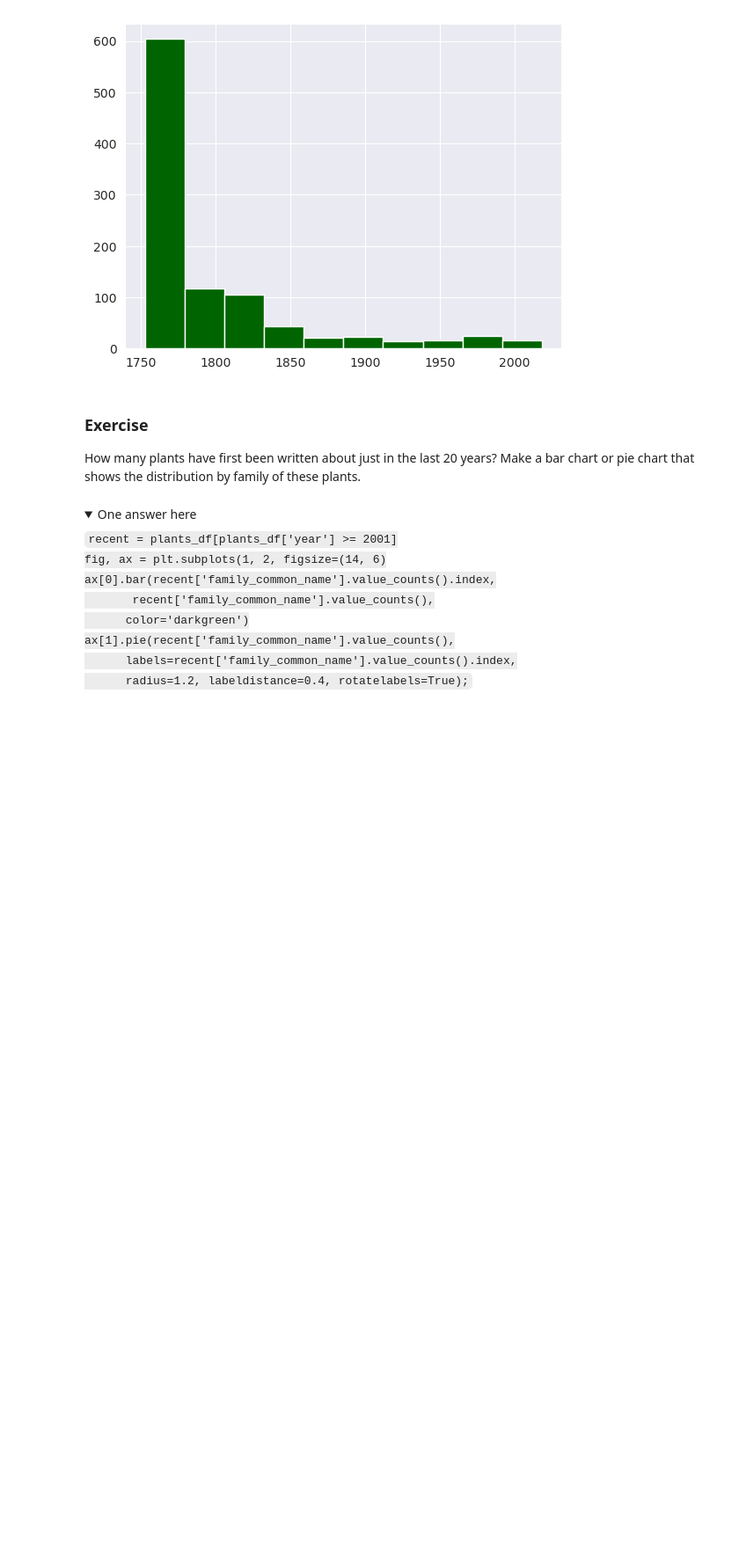
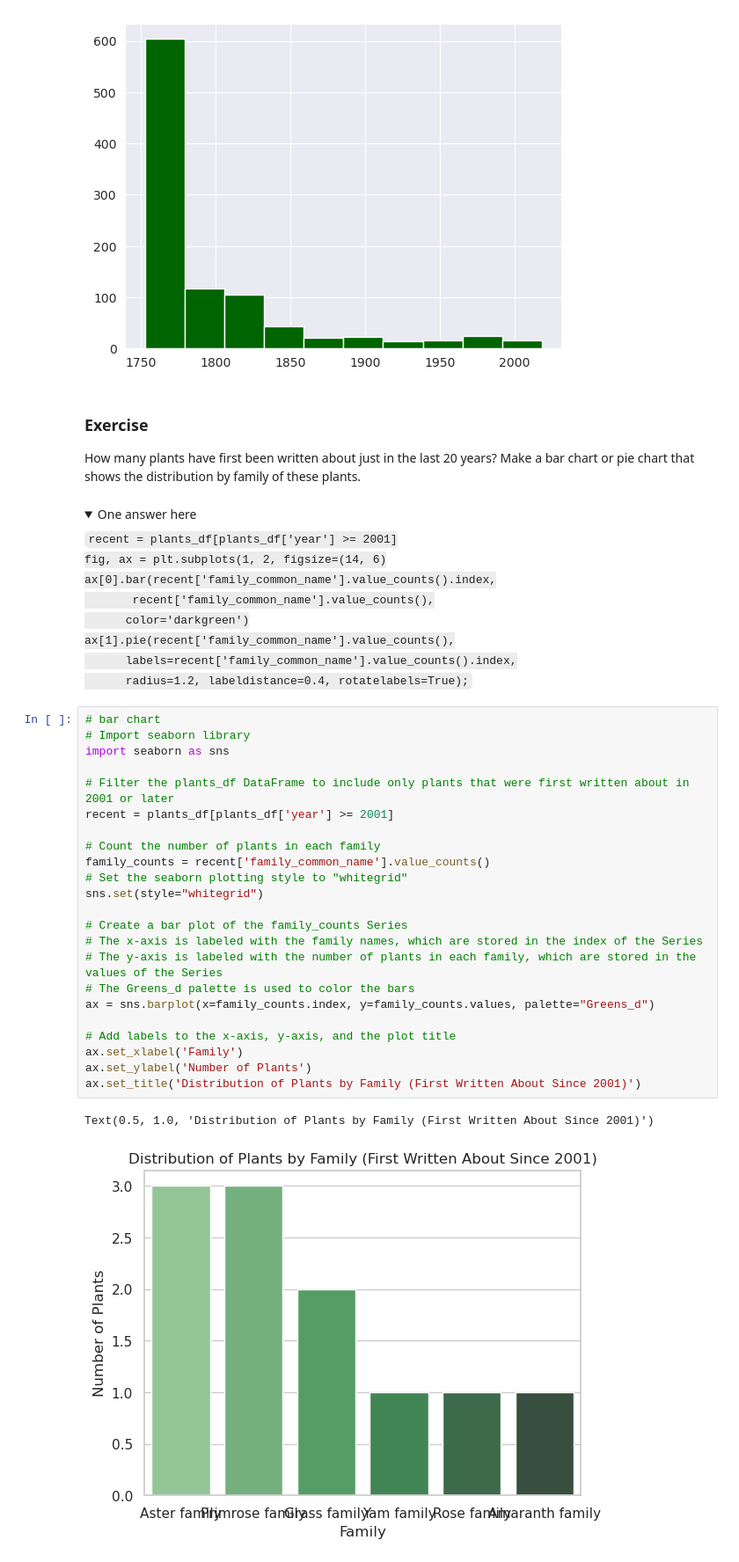
Before and after one commit to kev065/ds-data_analysis_json-bqs-32, a Jupyter notebook: data_analysis_with_json.ipynb, the cells around one changed output. Shown: that part at 88% size. Drawn from its saved outputs; the diff is of its cells as text; folded sections open; blank space fills up the shorter version.

```diff
--- a/data_analysis_with_json.ipynb
+++ b/data_analysis_with_json.ipynb
@@ -362,3 +362,29 @@ ax[1].pie(recent['family_common_name'].value_counts(),
       labels=recent['family_common_name'].value_counts().index,
       radius=1.2, labeldistance=0.4, rotatelabels=True);</code>
     </details>
+# %%
+# bar chart
+# Import seaborn library
+import seaborn as sns
+
+# Filter the plants_df DataFrame to include only plants that were first written about in 2001 or later
+recent = plants_df[plants_df['year'] >= 2001]
+
+# Count the number of plants in each family
+family_counts = recent['family_common_name'].value_counts()
+# Set the seaborn plotting style to "whitegrid"
+sns.set(style="whitegrid")
+
+# Create a bar plot of the family_counts Series
+# The x-axis is labeled with the family names, which are stored in the index of the Series
+# The y-axis is labeled with the number of plants in each family, which are stored in the values of the Series
+# The Greens_d palette is used to color the bars
+ax = sns.barplot(x=family_counts.index, y=family_counts.values, palette="Greens_d")
+
+# Add labels to the x-axis, y-axis, and the plot title
+ax.set_xlabel('Family')
+ax.set_ylabel('Number of Plants')
+ax.set_title('Distribution of Plants by Family (First Written About Since 2001)')
+# %% [output]
+Text(0.5, 1.0, 'Distribution of Plants by Family (First Written About Since 2001)')
+[figure, added]
```
Also changed, not shown: parts of 1 cell of this notebook.
